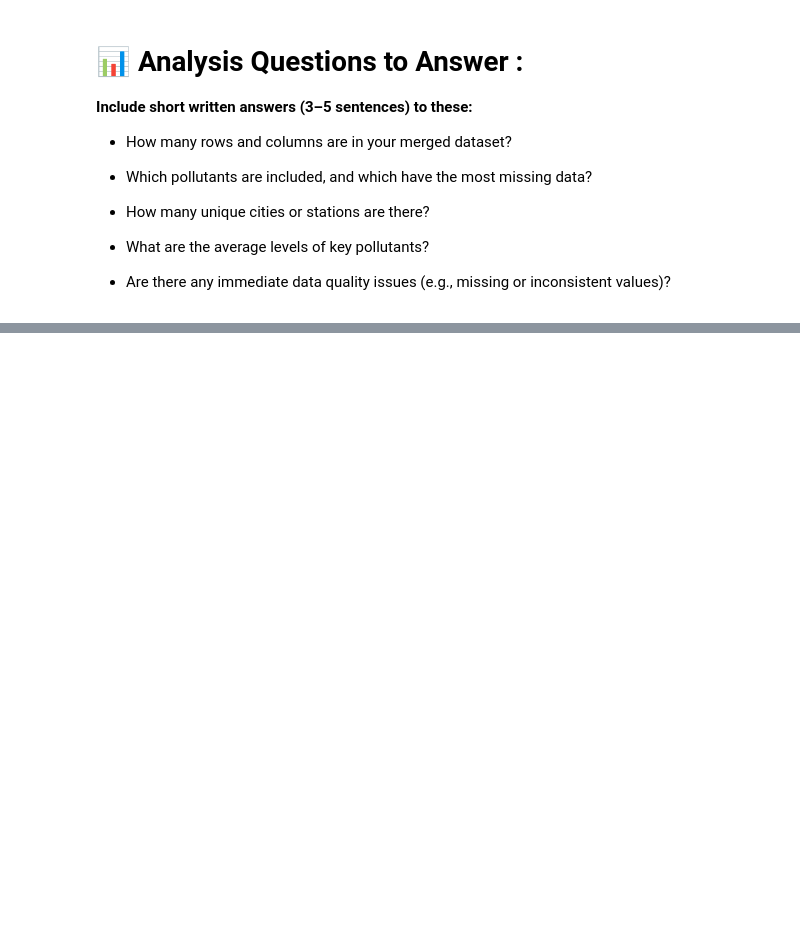
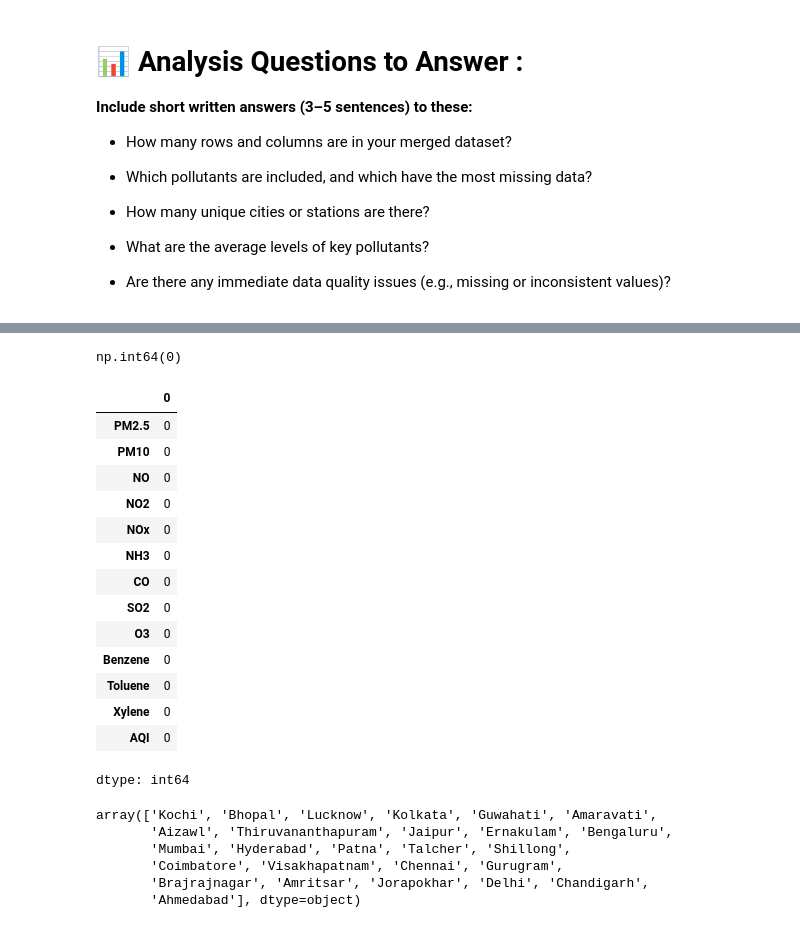
Before and after one commit to suryautharakumar/CMP7005_Programming_for_Data_Analysis, a Jupyter notebook: Week5_workshop4__Pandas_Part2.ipynb, the cells around one changed output, grey strips where cells are left out. Drawn from its saved outputs; the diff is of its cells as text; code cells hidden in the pictures; blank space fills up the shorter version.

```diff
--- a/Week5_workshop4__Pandas_Part2.ipynb
+++ b/Week5_workshop4__Pandas_Part2.ipynb
@@ -323,0 +378,35 @@ display(missing_values.style.background_gradient(cmap='Reds'))
+# %%
+#Check for Inconsistent Data Types
+df['Date'] = pd.to_datetime(df['Date'], errors='coerce')
+# %%
+df['Date'].isna().sum()
+# %% [output]
+np.int64(0)
+# %%
+# Find negative or impossible pollutant values
+(df.select_dtypes('number') < 0).sum()
+# %% [output]
+|  | 0 |
+| PM2.5 | 0 |
+| PM10 | 0 |
+| NO | 0 |
+| NO2 | 0 |
+| NOx | 0 |
+| NH3 | 0 |
+| CO | 0 |
+| SO2 | 0 |
+| O3 | 0 |
+| Benzene | 0 |
+| Toluene | 0 |
+| Xylene | 0 |
+| AQI | 0 |
+dtype: int64
+# %%
+df['City'].unique()
+# %% [output]
+array(['Kochi', 'Bhopal', 'Lucknow', 'Kolkata', 'Guwahati', 'Amaravati',
+       'Aizawl', 'Thiruvananthapuram', 'Jaipur', 'Ernakulam', 'Bengaluru',
+       'Mumbai', 'Hyderabad', 'Patna', 'Talcher', 'Shillong',
+       'Coimbatore', 'Visakhapatnam', 'Chennai', 'Gurugram',
+       'Brajrajnagar', 'Amritsar', 'Jorapokhar', 'Delhi', 'Chandigarh',
+       'Ahmedabad'], dtype=object)
```
Also changed, not shown: parts of 21 cells of this notebook.
